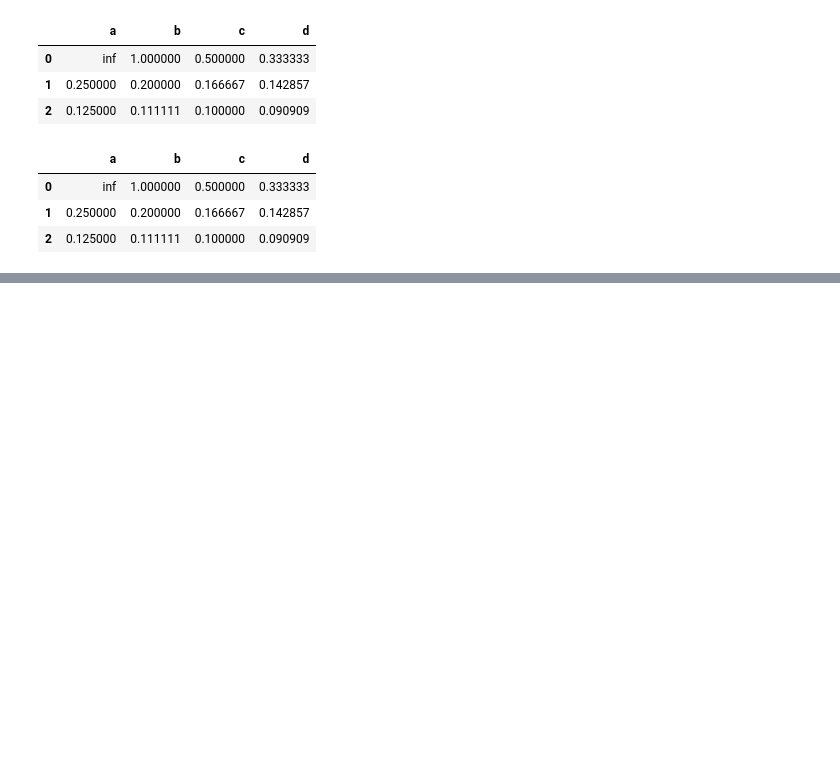
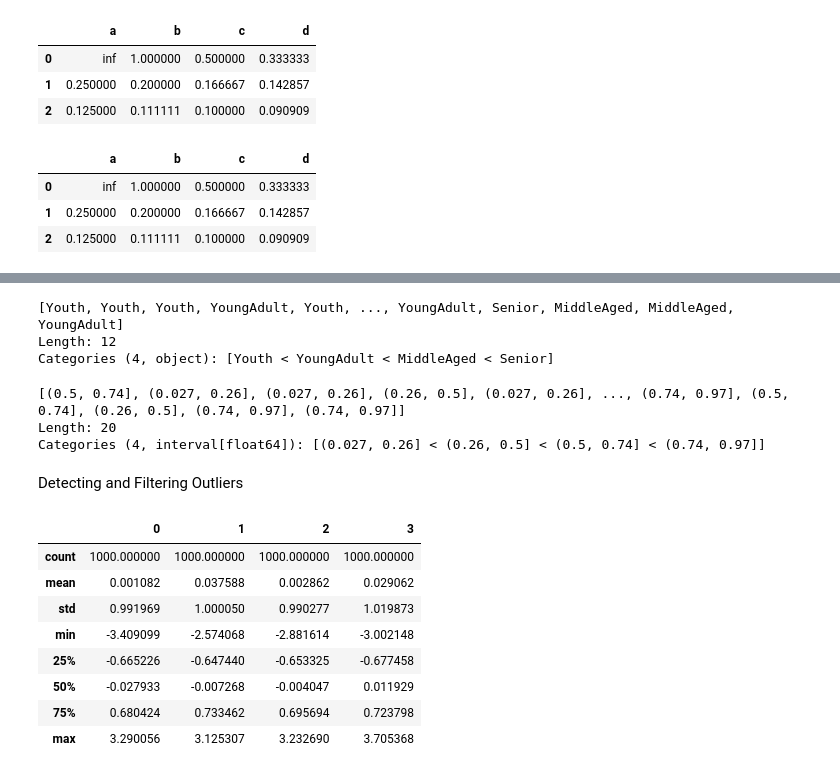
Before and after one commit to alinaqvii/Data-Scientist, a Jupyter notebook: Pandas.ipynb, the cells around one changed output, grey strips where cells are left out. Drawn from its saved outputs; the diff is of its cells as text; code cells hidden in the pictures; blank space fills up the shorter version.

```diff
--- a/Pandas.ipynb
+++ b/Pandas.ipynb
@@ -730,0 +1164,6 @@ df1.rdiv(1)
+# %%
+pd.cut(ages, bins, labels=group_names)
+# %% [output]
+[Youth, Youth, Youth, YoungAdult, Youth, ..., YoungAdult, Senior, MiddleAged, MiddleAged, YoungAdult]
+Length: 12
+Categories (4, object): [Youth < YoungAdult < MiddleAged < Senior]
@@ -730,0 +1172,8 @@ df1.rdiv(1)
+# %%
+pd.cut(data, 4, precision=2)
+# %% [output]
+[(0.5, 0.74], (0.027, 0.26], (0.027, 0.26], (0.26, 0.5], (0.027, 0.26], ..., (0.74, 0.97], (0.5, 0.74], (0.26, 0.5], (0.74, 0.97], (0.74, 0.97]]
+Length: 20
+Categories (4, interval[float64]): [(0.027, 0.26] < (0.26, 0.5] < (0.5, 0.74] < (0.74, 0.97]]
+# %% [markdown]
+Detecting and Filtering Outliers
@@ -730,0 +1182,12 @@ df1.rdiv(1)
+# %%
+data.describe()
+# %% [output]
+|  | 0 | 1 | 2 | 3 |
+| count | 1000.000000 | 1000.000000 | 1000.000000 | 1000.000000 |
+| mean | 0.001082 | 0.037588 | 0.002862 | 0.029062 |
+| std | 0.991969 | 1.000050 | 0.990277 | 1.019873 |
+| min | -3.409099 | -2.574068 | -2.881614 | -3.002148 |
+| 25% | -0.665226 | -0.647440 | -0.653325 | -0.677458 |
+| 50% | -0.027933 | -0.007268 | -0.004047 | 0.011929 |
+| 75% | 0.680424 | 0.733462 | 0.695694 | 0.723798 |
+| max | 3.290056 | 3.125307 | 3.232690 | 3.705368 |
```
Also changed, not shown: parts of 124 cells of this notebook.
